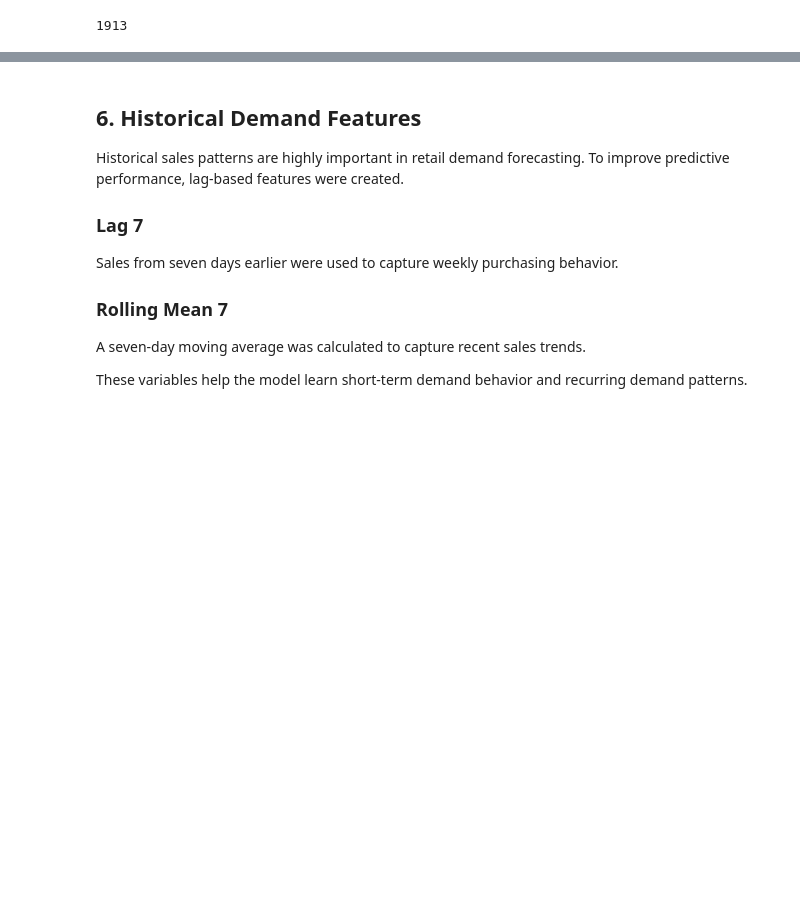
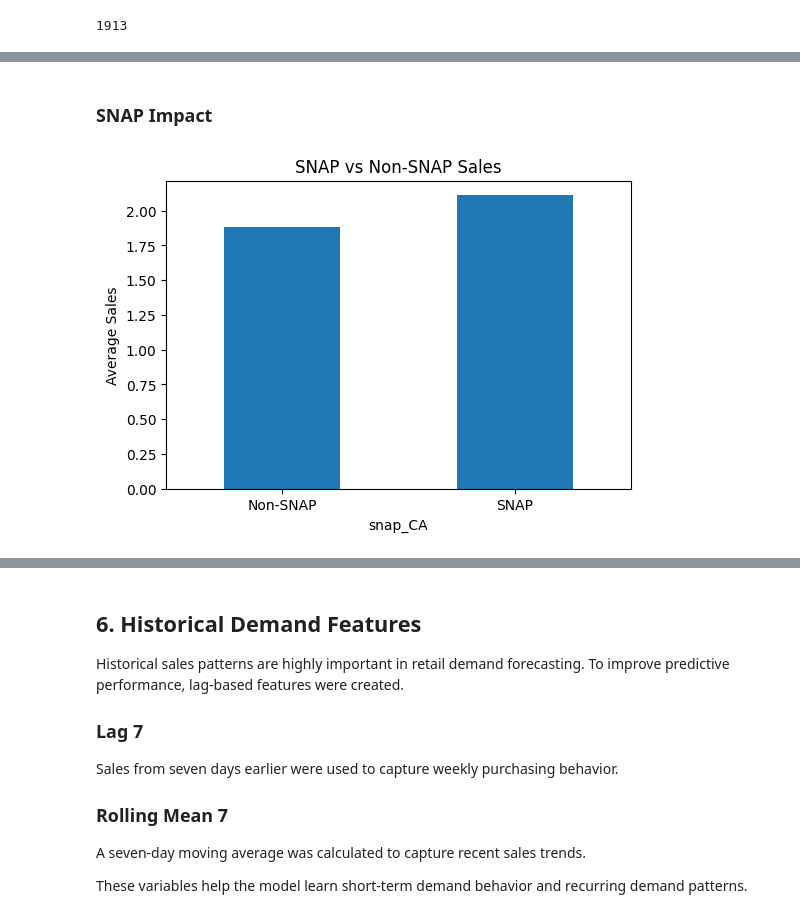
Before and after one commit to KarthikRamu-gif/retail-demand-forecasting-ml, a Jupyter notebook: notebooks/retail_demand_forecasting.ipynb, the cells around one changed output, grey strips where cells are left out. Cells and saved outputs as stored; diff of their text form; code cells hidden in the pictures; blank space fills up the shorter version.

```diff
--- a/notebooks/retail_demand_forecasting.ipynb
+++ b/notebooks/retail_demand_forecasting.ipynb
@@ -148,0 +203,16 @@ long_df['date'].nunique()
+# %% [markdown]
+### SNAP Impact
+# %%
+snap_sales = long_df.groupby(
+    'snap_CA'
+)['sales'].mean()
+
+plt.figure(figsize=(6,4))
+snap_sales.plot(kind='bar')
+
+plt.title('SNAP vs Non-SNAP Sales')
+plt.xticks([0,1], ['Non-SNAP','SNAP'], rotation=0)
+plt.ylabel('Average Sales')
+plt.show()
+# %% [output]
+[figure, added]
```
Also changed, not shown: parts of 9 cells of this notebook.
